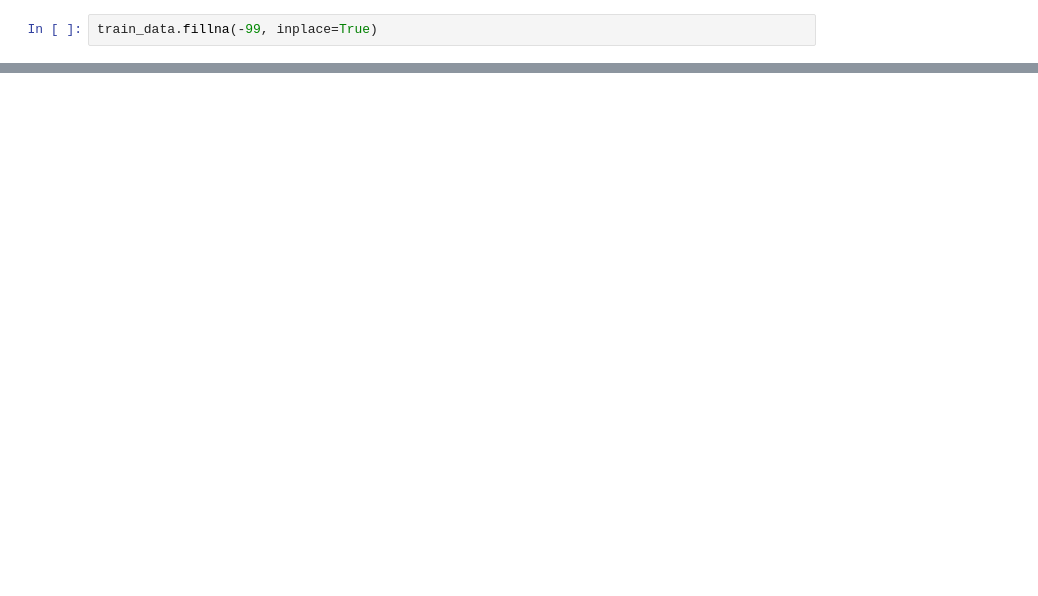
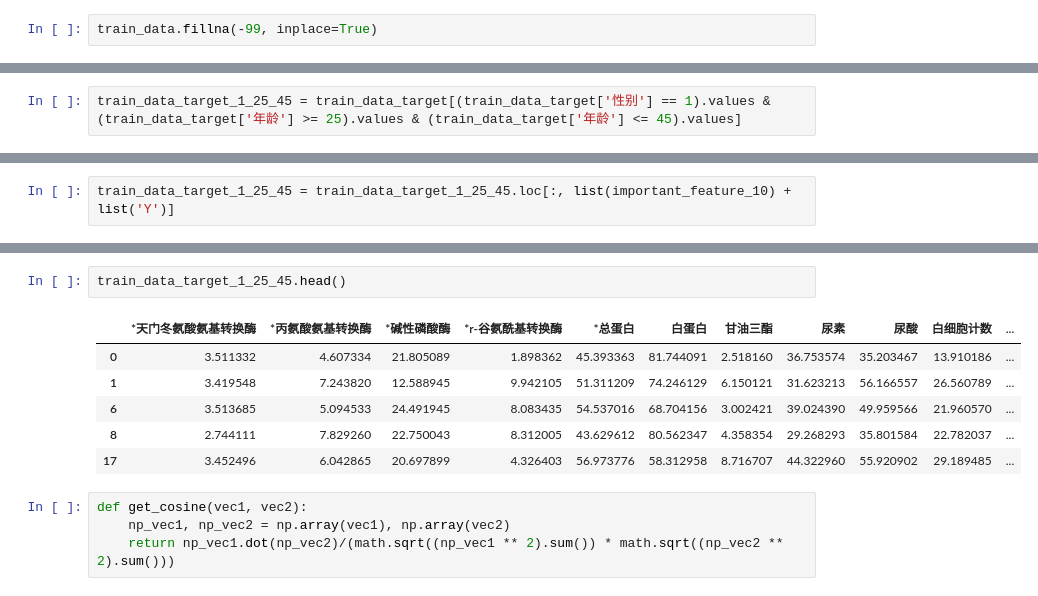
Before and after one commit to koibiki/ai-medical, a Jupyter notebook: Untitled2.ipynb, the cells around one changed output, grey strips where cells are left out. Drawn from its saved outputs; the diff is of its cells as text; blank space fills up the shorter version.

```diff
--- a/Untitled2.ipynb
+++ b/Untitled2.ipynb
@@ -70,0 +135,2 @@ train_data.fillna(-99, inplace=True)
+# %%
+train_data_target_1_25_45 = train_data_target[(train_data_target['性别'] == 1).values & (train_data_target['年龄'] >= 25).values & (train_data_target['年龄'] <= 45).values]
@@ -70,0 +139,2 @@ train_data.fillna(-99, inplace=True)
+# %%
+train_data_target_1_25_45 = train_data_target_1_25_45.loc[:, list(important_feature_10) + list('Y')]
@@ -70,0 +161,13 @@ train_data.fillna(-99, inplace=True)
+# %%
+train_data_target_1_25_45.head()
+# %% [output]
+|  | *天门冬氨酸氨基转换酶 | *丙氨酸氨基转换酶 | *碱性磷酸酶 | *r-谷氨酰基转换酶 | *总蛋白 | 白蛋白 | 甘油三酯 | 尿素 | 尿酸 | 白细胞计数 | ... |
+| 0 | 3.511332 | 4.607334 | 21.805089 | 1.898362 | 45.393363 | 81.744091 | 2.518160 | 36.753574 | 35.203467 | 13.910186 | ... |
+| 1 | 3.419548 | 7.243820 | 12.588945 | 9.942105 | 51.311209 | 74.246129 | 6.150121 | 31.623213 | 56.166557 | 26.560789 | ... |
+| 6 | 3.513685 | 5.094533 | 24.491945 | 8.083435 | 54.537016 | 68.704156 | 3.002421 | 39.024390 | 49.959566 | 21.960570 | ... |
+| 8 | 2.744111 | 7.829260 | 22.750043 | 8.312005 | 43.629612 | 80.562347 | 4.358354 | 29.268293 | 35.801584 | 22.782037 | ... |
+| 17 | 3.452496 | 6.042865 | 20.697899 | 4.326403 | 56.973776 | 58.312958 | 8.716707 | 44.322960 | 55.920902 | 29.189485 | ... |
+# %%
+def get_cosine(vec1, vec2):
+    np_vec1, np_vec2 = np.array(vec1), np.array(vec2)
+    return np_vec1.dot(np_vec2)/(math.sqrt((np_vec1 ** 2).sum()) * math.sqrt((np_vec2 ** 2).sum()))
```
Also changed, not shown: parts of 49 cells of this notebook, 3 other files.
